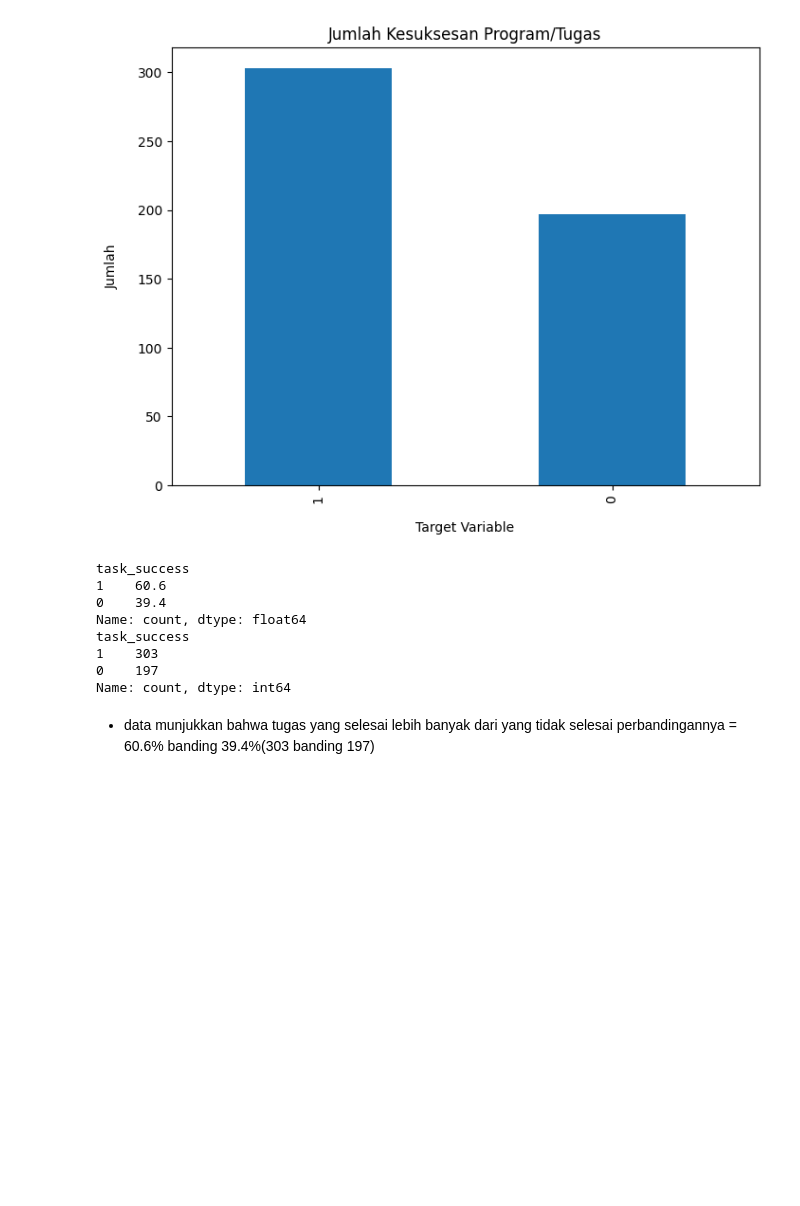
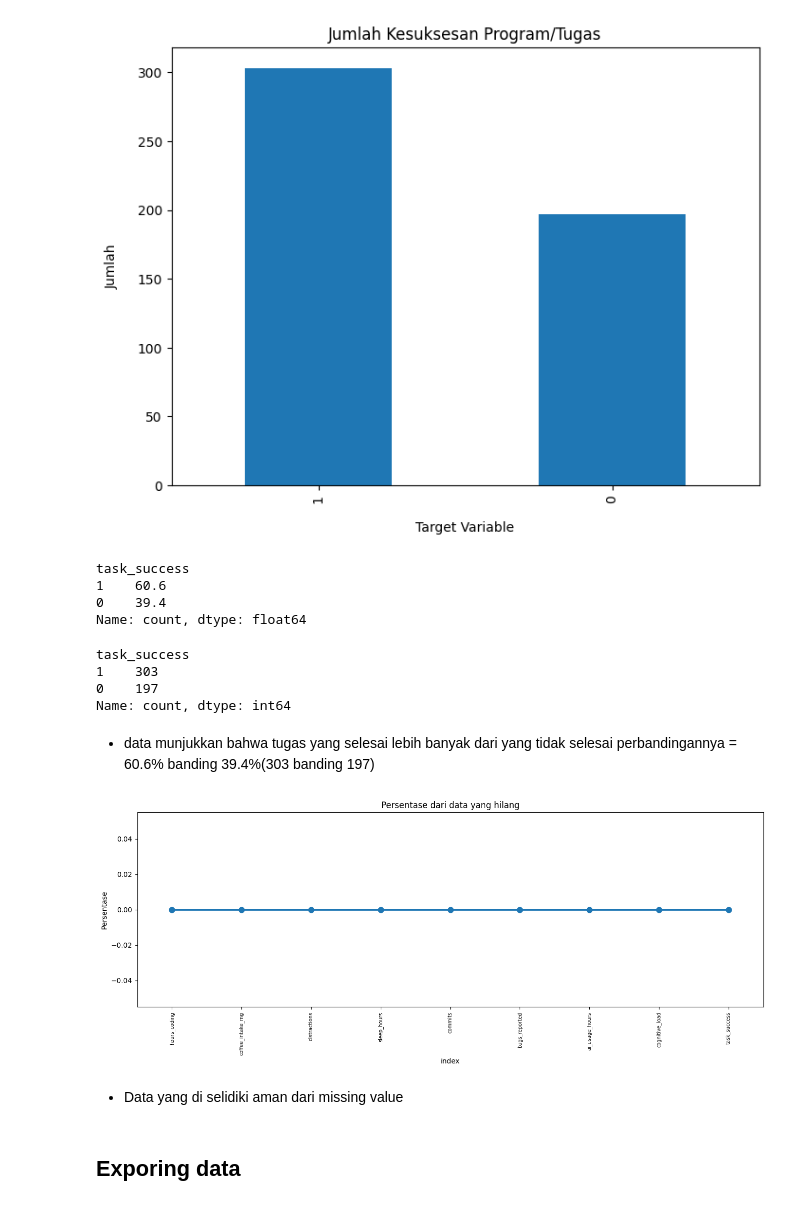
Before and after one commit to cevinpratama/MachineLearning, a Jupyter notebook: Classification/ai_dev_productivty/main.ipynb, the cells around one changed output. Drawn from its saved outputs; the diff is of its cells as text; code cells hidden in the pictures; blank space fills up the shorter version.

```diff
--- a/Classification/ai_dev_productivty/main.ipynb
+++ b/Classification/ai_dev_productivty/main.ipynb
@@ -82,17 +82,33 @@ plt.title("Jumlah Kesuksesan Program/Tugas")
 Text(0.5, 1.0, 'Jumlah Kesuksesan Program/Tugas')
 [figure]
 # %%
-print(100*df['task_success'].value_counts()/len(df['task_success']))
-print(df['task_success'].value_counts())
+100*df['task_success'].value_counts()/len(df['task_success'])
 # %% [output]
 task_success
 1    60.6
 0    39.4
 Name: count, dtype: float64
-task_success
-1    303
-0    197
-Name: count, dtype: int64
+# %%
+df['task_success'].value_counts()
+# %% [output]
+task_success
+1    303
+0    197
+Name: count, dtype: int64
 # %% [markdown]
 - data munjukkan bahwa tugas yang selesai lebih banyak dari yang tidak selesai
 perbandingannya = 60.6% banding 39.4%(303 banding 197)
+# %%
+missing = pd.DataFrame((df.isnull().sum())*100/df.shape[0]).reset_index()
+plt.figure(figsize=(16,5))
+ax = sns.pointplot(x='index',y=0, data = missing)
+plt.xticks(rotation = 90, fontsize = 7)
+plt.title("Persentase dari data yang hilang")
+plt.ylabel("Persentase")
+plt.show()
+# %% [output]
+[figure, added]
+# %% [markdown]
+- Data yang di selidiki aman dari missing value
+# %% [markdown]
+## Exporing data
```
Also changed, not shown: parts of 5 cells of this notebook.
